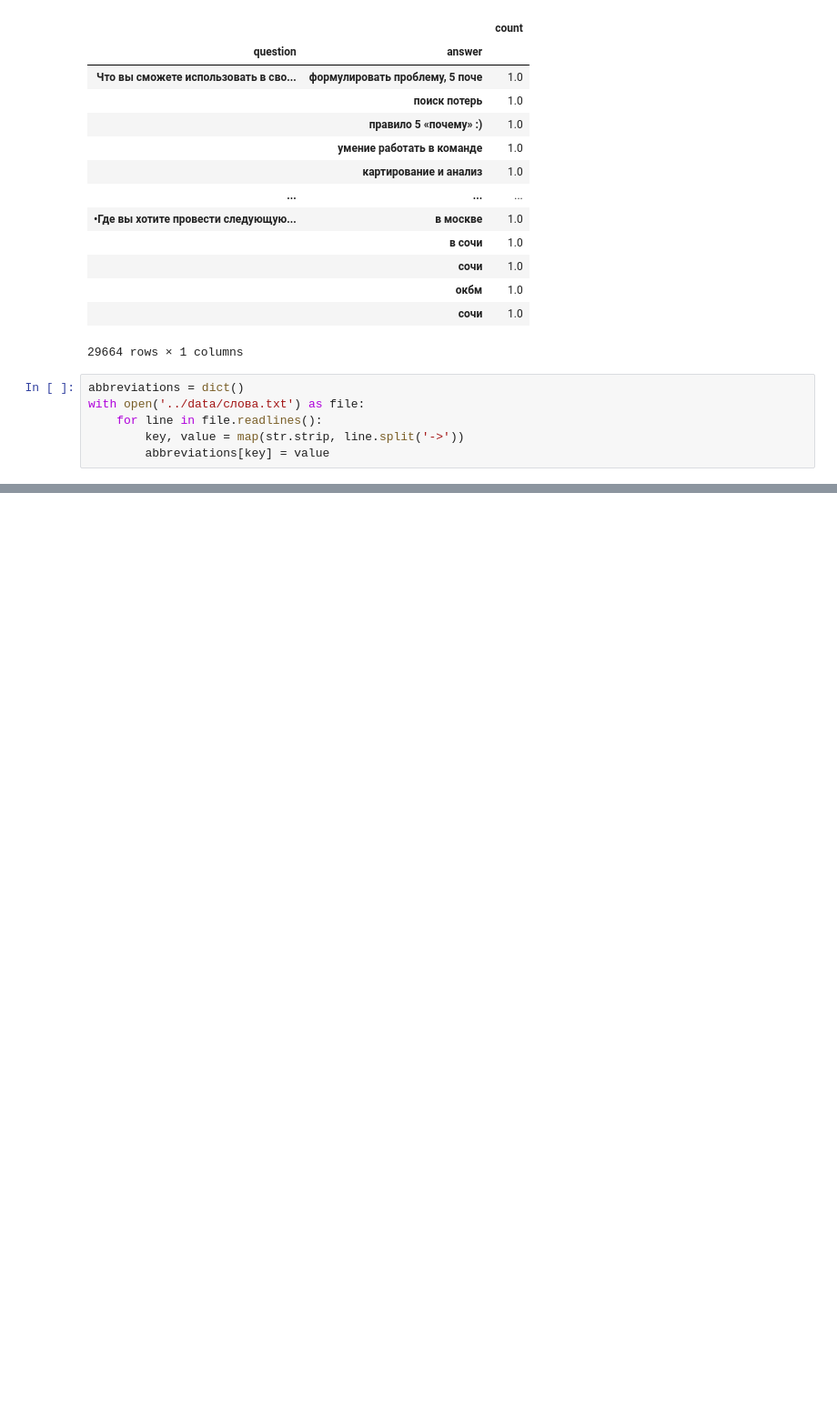
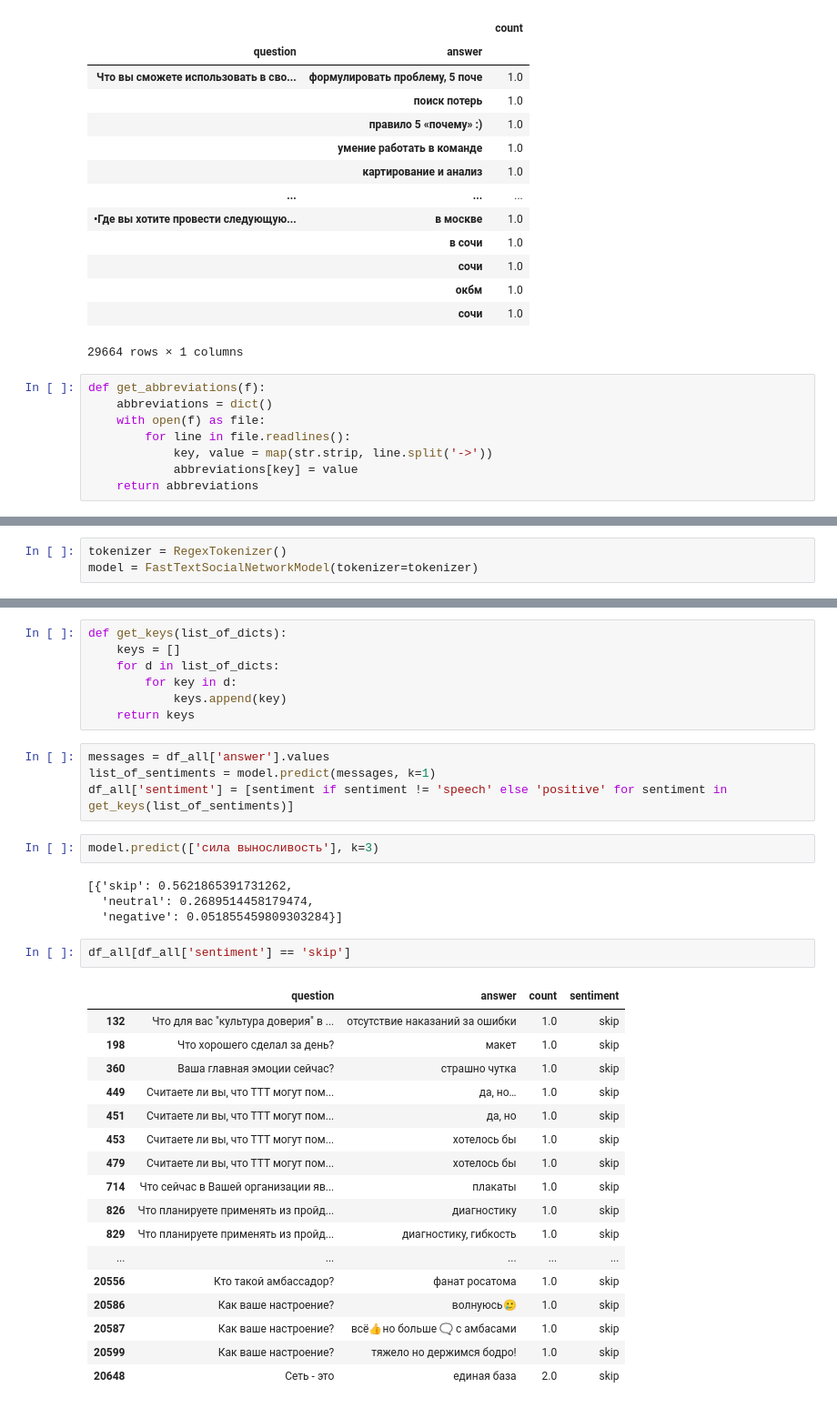
Before and after one commit to Spyke09/Hakaton-08-09-2023, a Jupyter notebook: src/Untitled.ipynb, the cells around one changed output, grey strips where cells are left out. Shown: that part at 91% size. Cells and saved outputs as stored; diff of their text form; blank space fills up the shorter version.

Commit message:
abbreviations

```diff
--- a/src/Untitled.ipynb
+++ b/src/Untitled.ipynb
@@ -39,9 +41,11 @@ df_grouped
 |  | сочи | 1.0 |
 29664 rows × 1 columns
 # %%
-abbreviations = dict()
-with open('../data/слова.txt') as file:
-    for line in file.readlines():
-        key, value = map(str.strip, line.split('->'))
-        abbreviations[key] = value
+def get_abbreviations(f):
+    abbreviations = dict()
+    with open(f) as file:
+        for line in file.readlines():
+            key, value = map(str.strip, line.split('->'))
+            abbreviations[key] = value
+    return abbreviations
 # %%
@@ -66,0 +84,3 @@ abbreviations
+# %%
+tokenizer = RegexTokenizer()
+model = FastTextSocialNetworkModel(tokenizer=tokenizer)
@@ -66,0 +89,37 @@ abbreviations
+# %%
+def get_keys(list_of_dicts):
+    keys = []
+    for d in list_of_dicts:
+        for key in d:
+            keys.append(key)
+    return keys
+# %%
+messages = df_all['answer'].values
+list_of_sentiments = model.predict(messages, k=1)
+df_all['sentiment'] = [sentiment if sentiment != 'speech' else 'positive' for sentiment in get_keys(list_of_sentiments)]
+# %%
+model.predict(['сила выносливость'], k=3)
+# %% [output]
+[{'skip': 0.5621865391731262,
+  'neutral': 0.2689514458179474,
+  'negative': 0.051855459809303284}]
+# %%
+df_all[df_all['sentiment'] == 'skip']
+# %% [output]
+|  | question | answer | count | sentiment |
+| 132 | Что для вас "культура доверия" в ... | отсутствие наказаний за ошибки | 1.0 | skip |
+| 198 | Что хорошего сделал за день? | макет | 1.0 | skip |
+| 360 | Ваша главная эмоции сейчас? | страшно чутка | 1.0 | skip |
+| 449 | Считаете ли вы, что ТТТ могут пом... | да, но… | 1.0 | skip |
+| 451 | Считаете ли вы, что ТТТ могут пом... | да, но | 1.0 | skip |
+| 453 | Считаете ли вы, что ТТТ могут пом... | хотелось бы | 1.0 | skip |
+| 479 | Считаете ли вы, что ТТТ могут пом... | хотелось бы | 1.0 | skip |
+| 714 | Что сейчас в Вашей организации яв... | плакаты | 1.0 | skip |
+| 826 | Что планируете применять из пройд... | диагностику | 1.0 | skip |
+| 829 | Что планируете применять из пройд... | диагностику, гибкость | 1.0 | skip |
+| ... | ... | ... | ... | ... |
+| 20556 | Кто такой амбассадор? | фанат росатома | 1.0 | skip |
+| 20586 | Как ваше настроение? | волнуюсь🥲 | 1.0 | skip |
+| 20587 | Как ваше настроение? | всё👍но больше 🗨️ с амбасами | 1.0 | skip |
+| 20599 | Как ваше настроение? | тяжело но держимся бодро! | 1.0 | skip |
+| 20648 | Сеть - это | единая база | 2.0 | skip |
```
Also changed, not shown: parts of 10 cells of this notebook, 1 other file.
